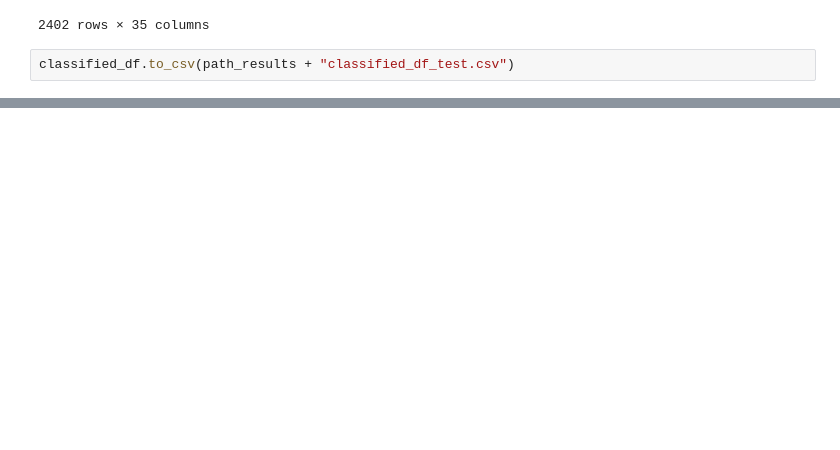
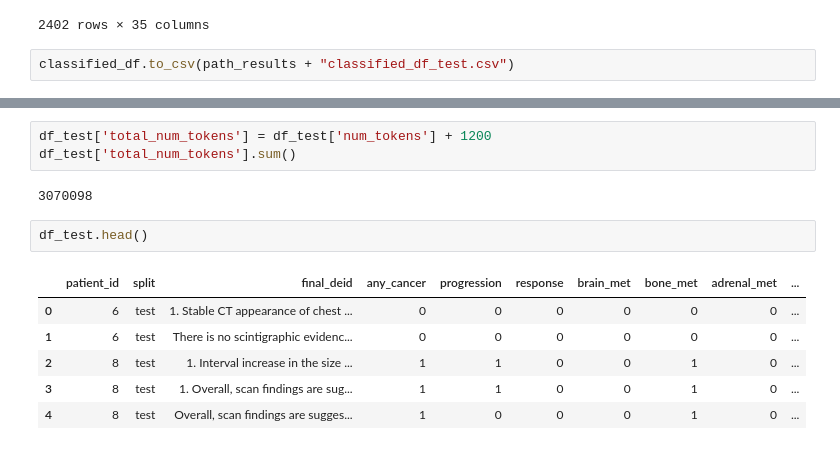
Before and after one commit to syedarsalannaqvi/llm_radimpressions, a Jupyter notebook: codes/code_fewshot.ipynb, the cells around one changed output, grey strips where cells are left out. Saved outputs shown, nothing was run; the diff lists cells and outputs as text; blank space fills up the shorter version.

```diff
--- a/codes/code_fewshot.ipynb
+++ b/codes/code_fewshot.ipynb
@@ -367,0 +417,14 @@ classified_df.to_csv(path_results + "classified_df_test.csv")
+# %%
+df_test['total_num_tokens'] = df_test['num_tokens'] + 1200
+df_test['total_num_tokens'].sum()
+# %% [output]
+3070098
+# %%
+df_test.head()
+# %% [output]
+|  | patient_id | split | final_deid | any_cancer | progression | response | brain_met | bone_met | adrenal_met | ... |
+| 0 | 6 | test | 1. Stable CT appearance of chest ... | 0 | 0 | 0 | 0 | 0 | 0 | ... |
+| 1 | 6 | test | There is no scintigraphic evidenc... | 0 | 0 | 0 | 0 | 0 | 0 | ... |
+| 2 | 8 | test | 1. Interval increase in the size ... | 1 | 1 | 0 | 0 | 1 | 0 | ... |
+| 3 | 8 | test | 1. Overall, scan findings are sug... | 1 | 1 | 0 | 0 | 1 | 0 | ... |
+| 4 | 8 | test | Overall, scan findings are sugges... | 1 | 0 | 0 | 0 | 1 | 0 | ... |
```
Also changed, not shown: parts of 9 cells of this notebook.
